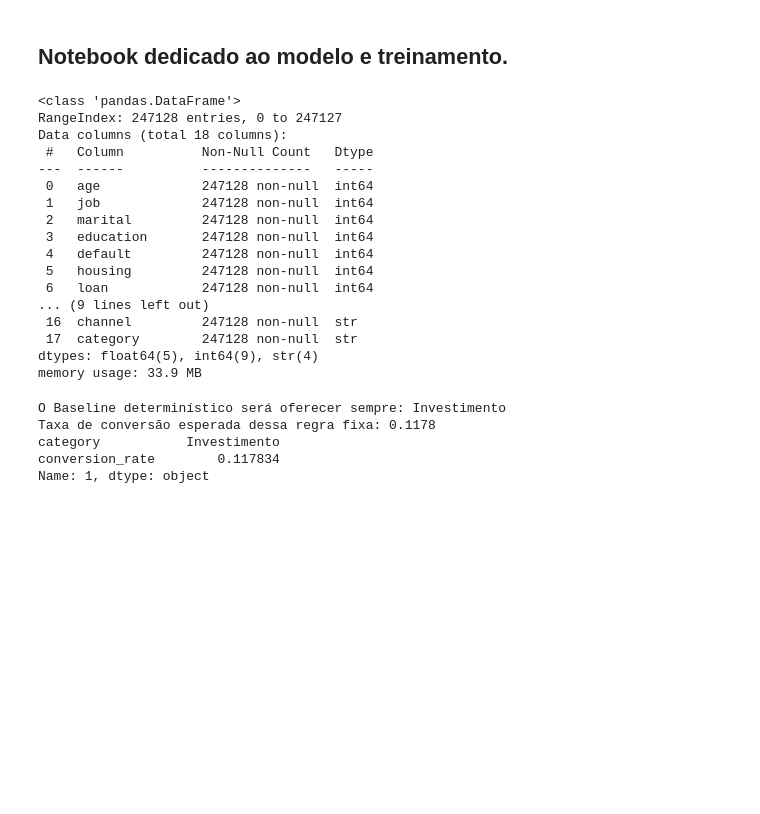
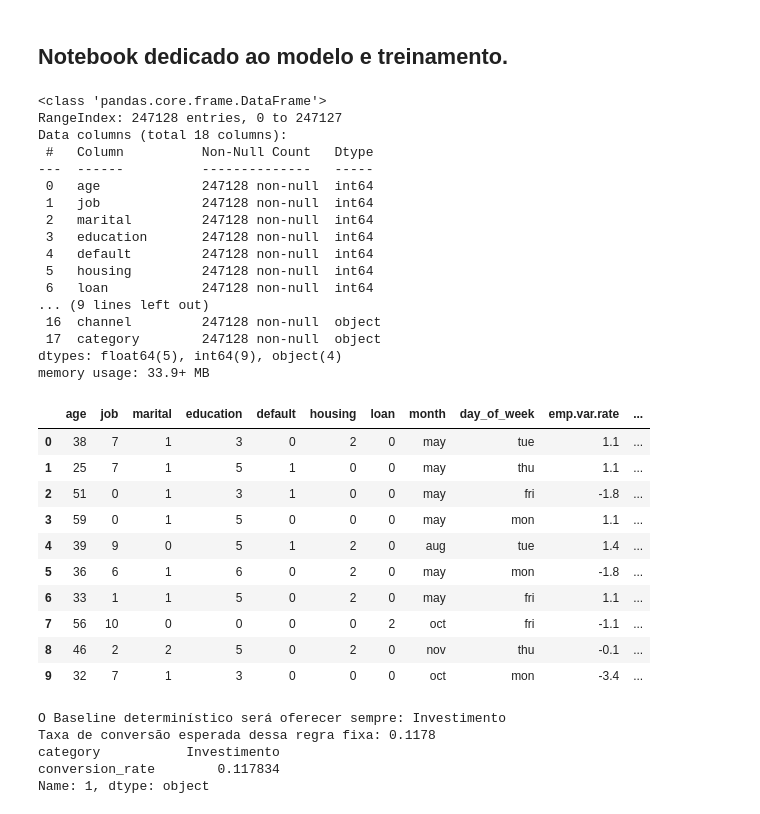
Before and after one commit to Getinstance/datathon-7mlet-grupo-10, a Jupyter notebook: data/model/model-baseline.ipynb, the cells around one changed output. Drawn from its saved outputs; the diff is of its cells as text; code cells hidden in the pictures; blank space fills up the shorter version.

```diff
--- a/data/model/model-baseline.ipynb
+++ b/data/model/model-baseline.ipynb
@@ -16,40 +16,52 @@ df_offers = pd.read_csv('../synthetic_enrichment/offer_catalog.csv')
 df = pd.concat([df]*6).reset_index(drop=True)
 
 # Converte a coluna y de strings Y/N para 1/0, isso vai permitir que o modelo funcione corretamente com a variável de resposta.
-if df['y'].dtype == 'str':
+if df['y'].dtype == 'object':
    df['y'] = df['y'].astype(str).str.strip().str.upper().map({'YES': 1, 'NO': 0})
 
 # Mapeia o canal a partir do offer_id presente em df_offers
 channel_map = df_offers.set_index('offer_id')['channel'].to_dict()
 category_map = df_offers.set_index('offer_id')['category'].to_dict()
 df['channel'] = df['offer_id'].map(channel_map)
 df['category'] = df['offer_id'].map(category_map)
 df = df.drop(['offer_id'], axis=1)
 
 # Embaralha os dados e reseta o índice para simular clientes chegando aleatoriamente
 # Notei que a ordem dos dados no CSV é sequencial, então embaralhar é importante para simular a chegada de clientes de forma aleatória.
 # Notei isso atravéz da repetição de uma curva descendente de conversão, que não é realista.
 df = df.sample(frac=1, random_state=42).reset_index(drop=True)
 
 df.info()
+df.head(10)
 # %% [output]
-<class 'pandas.DataFrame'>
+<class 'pandas.core.frame.DataFrame'>
 RangeIndex: 247128 entries, 0 to 247127
 Data columns (total 18 columns):
  #   Column          Non-Null Count   Dtype
 ---  ------          --------------   -----
  0   age             247128 non-null  int64
  1   job             247128 non-null  int64
  2   marital         247128 non-null  int64
  3   education       247128 non-null  int64
  4   default         247128 non-null  int64
  5   housing         247128 non-null  int64
  6   loan            247128 non-null  int64
 ... (9 lines left out)
- 16  channel         247128 non-null  str
- 17  category        247128 non-null  str
-dtypes: float64(5), int64(9), str(4)
-memory usage: 33.9 MB
+ 16  channel         247128 non-null  object
+ 17  category        247128 non-null  object
+dtypes: float64(5), int64(9), object(4)
+memory usage: 33.9+ MB
+|  | age | job | marital | education | default | housing | loan | month | day_of_week | emp.var.rate | ... |
+| 0 | 38 | 7 | 1 | 3 | 0 | 2 | 0 | may | tue | 1.1 | ... |
+| 1 | 25 | 7 | 1 | 5 | 1 | 0 | 0 | may | thu | 1.1 | ... |
+| 2 | 51 | 0 | 1 | 3 | 1 | 0 | 0 | may | fri | -1.8 | ... |
+| 3 | 59 | 0 | 1 | 5 | 0 | 0 | 0 | may | mon | 1.1 | ... |
+| 4 | 39 | 9 | 0 | 5 | 1 | 2 | 0 | aug | tue | 1.4 | ... |
+| 5 | 36 | 6 | 1 | 6 | 0 | 2 | 0 | may | mon | -1.8 | ... |
+| 6 | 33 | 1 | 1 | 5 | 0 | 2 | 0 | may | fri | 1.1 | ... |
+| 7 | 56 | 10 | 0 | 0 | 0 | 0 | 2 | oct | fri | -1.1 | ... |
+| 8 | 46 | 2 | 2 | 5 | 0 | 2 | 0 | nov | thu | -0.1 | ... |
+| 9 | 32 | 7 | 1 | 3 | 0 | 0 | 0 | oct | mon | -3.4 | ... |
 # %%
 ## 1. Calcula a taxa de conversão média para cada oferta
 # verifica se offer_id existe no DataFrame antes de calcular a taxa de conversão
```
Also changed, not shown: parts of 4 cells of this notebook, 7 other files.
